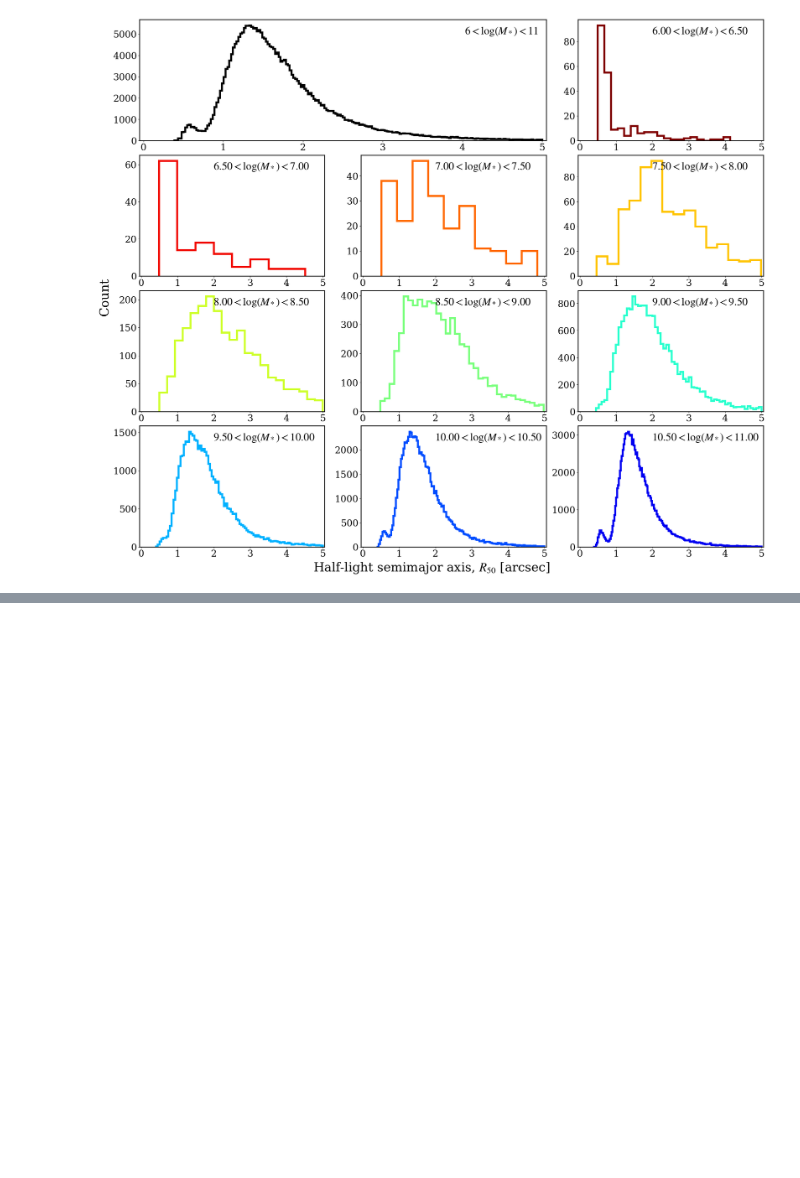
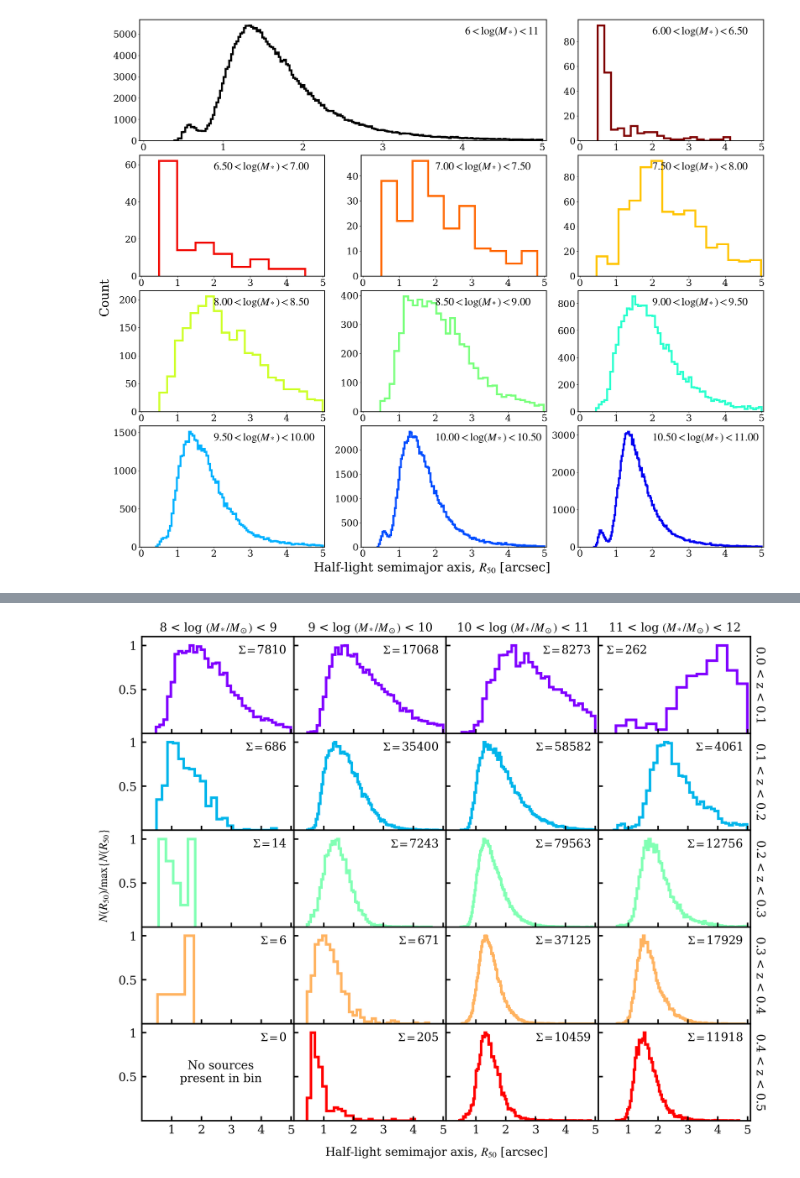
Before and after one commit to lsajkov/strw_mpdg, a Jupyter notebook: data_notebooks/size_dependence.ipynb, the cells around one changed output, grey strips where cells are left out. Cells and saved outputs as stored; diff of their text form; code cells hidden in the pictures; blank space fills up the shorter version.

Commit message:
made updated size dependence graphic

```diff
--- a/data_notebooks/size_dependence.ipynb
+++ b/data_notebooks/size_dependence.ipynb
@@ -151,0 +154,83 @@ fig.savefig('/data2/lsajkov/mpdg/figures/GAMA/GAMA_size_mstar_dependence.png',
+# %%
+with fits.open('/data2/lsajkov/mpdg/data/GAMA/matched_ScienceCat_StellarMassesGKV.fits') as cat:
+    ScienceCat_StellarMasses = Table(cat[1].data)
+# %%
+cat_R50 = ScienceCat_StellarMasses['R50'] #half-light radius ()
+cat_z = ScienceCat_StellarMasses['Z_1'] #redshift
+cat_mstar = ScienceCat_StellarMasses['logmstar']
+
+#cuts:
+R50_cut = cat_R50 < 5
+z_cut = (cat_z > 0) & (cat_z < 0.5)
+mstar_cut = (cat_mstar > 6) & (cat_mstar < 12)
+
+total_cut = R50_cut & z_cut & mstar_cut
+# %%
+fig = plt.figure(figsize = (30, 24))
+
+gs = fig.add_gridspec(5, 4)
+
+# bins = np.linspace(0, 5, 100)
+
+for mstar_idx in range(0, 4):
+    for z_idx in range(0, 5):
+
+        z_binning = (z_idx * 0.1 < cat_z) &\
+                    (cat_z < z_idx * 0.1 + 0.1)
+
+        mstar_binning = (8 + mstar_idx < cat_mstar) &\
+                        (cat_mstar < 9 + mstar_idx)
+
+        this_bin = z_binning & mstar_binning & total_cut
+
+        ax = fig.add_subplot(gs[z_idx, mstar_idx])
+
+        vals, bins = np.histogram(cat_R50[this_bin], bins = 'auto')
+
+        ax.stairs(vals/np.max(vals), bins,
+                  color = mpl.cm.rainbow(z_idx/4), linewidth = 7)
+
+        ax.set_xticks([1, 2, 3, 4, 5],
+                      minor = True)
+        ax.tick_params(axis = 'both', which = 'major', direction = 'in',
+                       length = 12.5, width = 4)
+
+        ax.tick_params(axis = 'both', which = 'minor', direction = 'in',
+                       length = 8, width = 4)
+
+        ax.set_ylim(0, 1.1)
+        ax.set_xlim(0, 5.1)
+        ax.set_xticks([1, 2, 3, 4, 5], [], y = -0.025)
+        ax.set_yticks([0.5, 1], [], x = -0.025)
+
+        ax.legend(title = f'$\Sigma =${np.sum(this_bin)}',
+                  title_fontsize = 32, frameon = False)
+
+        for axis in ['left', 'right', 'top', 'bottom']:
+            ax.spines[axis].set_linewidth(4)
+        if z_idx == 0:
+            ax.set_title(f'{8 + mstar_idx} < log $(M_*/M_{"\odot"})$ < {9 + mstar_idx}',
+                         fontsize = 32, y = 1.035)
+
+        if mstar_idx == 3:
+            ax.text(1.025, 0.125, f'{(z_idx * 0.1):.1f} < z < {(z_idx * 0.1 + 0.1):.1f}',
+                    rotation = 270, transform = ax.transAxes, fontsize = 32)
+
+        if mstar_idx == 0:
+            ax.set_yticklabels(['0.5', '1'], fontsize = 32)
+
+        if z_idx == 4:
+            ax.set_xticklabels(['1', '2', '3', '4', '5'], fontsize = 32)
+
+        if (z_idx == 4) & (mstar_idx == 0):
+            ax.text(0.25, 0.4, 'No sources\npresent in bin', fontsize = 32, ma = 'center',
+                    transform = ax.transAxes)
+
+fig.supxlabel('Half-light semimajor axis, $R_{50}$ [arcsec]', fontsize = 32, y = 0.05)
+fig.supylabel('$N(R_{50})/\max\{N(R_{50}\}$', fontsize = 32, x = 0.07)
+
+plt.subplots_adjust(hspace = 0, wspace = 0)
+
+fig.savefig('/data2/lsajkov/mpdg/figures/GAMA/size_dependence_z_mstar',
+            bbox_inches = 'tight')
+# %% [output]
@@ -151,0 +257 @@ fig.savefig('/data2/lsajkov/mpdg/figures/GAMA/GAMA_size_mstar_dependence.png',
+[figure, added]
```
Also changed, not shown: parts of 3 cells of this notebook, 3 other files.
